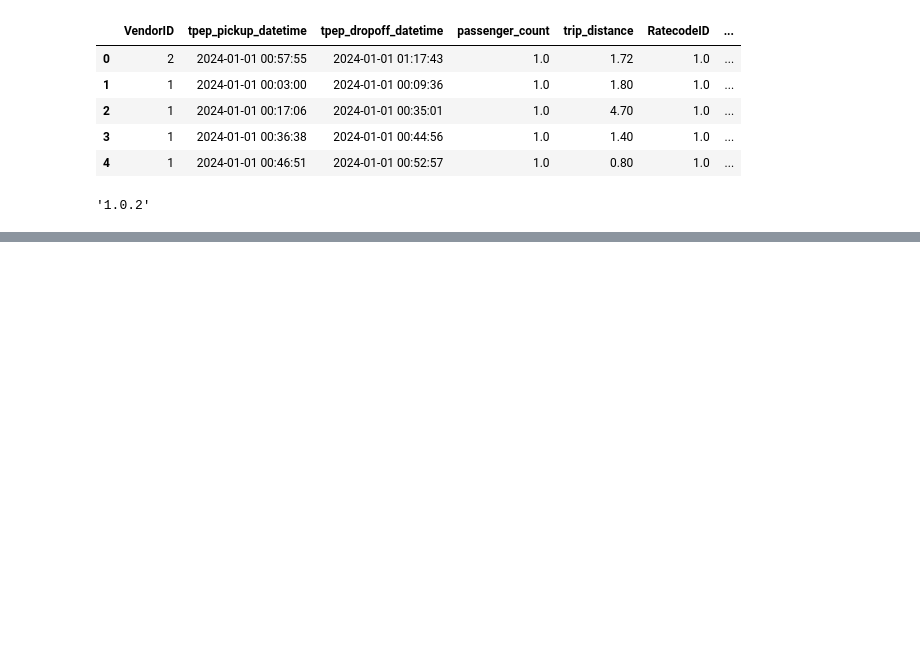
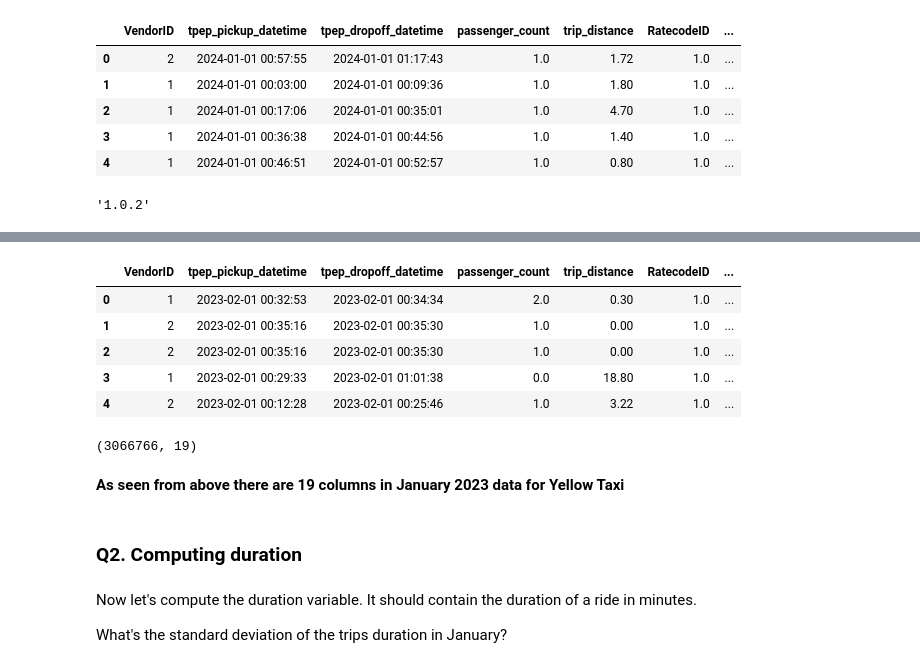
Before and after one commit to san-to-sh/MLops_101, a Jupyter notebook: 01-intro/Homework1.ipynb, the cells around one changed output, grey strips where cells are left out. Cells and saved outputs as stored; diff of their text form; code cells hidden in the pictures; blank space fills up the shorter version.

```diff
--- a/01-intro/Homework1.ipynb
+++ b/01-intro/Homework1.ipynb
@@ -23,0 +47,23 @@ sklearn.__version__
+# %%
+df_feb = pd.read_parquet('https://d37ci6vzurychx.cloudfront.net/trip-data/yellow_tripdata_2023-02.parquet')
+# %%
+df_feb.head()
+# %% [output]
+|  | VendorID | tpep_pickup_datetime | tpep_dropoff_datetime | passenger_count | trip_distance | RatecodeID | ... |
+| 0 | 1 | 2023-02-01 00:32:53 | 2023-02-01 00:34:34 | 2.0 | 0.30 | 1.0 | ... |
+| 1 | 2 | 2023-02-01 00:35:16 | 2023-02-01 00:35:30 | 1.0 | 0.00 | 1.0 | ... |
+| 2 | 2 | 2023-02-01 00:35:16 | 2023-02-01 00:35:30 | 1.0 | 0.00 | 1.0 | ... |
+| 3 | 1 | 2023-02-01 00:29:33 | 2023-02-01 01:01:38 | 0.0 | 18.80 | 1.0 | ... |
+| 4 | 2 | 2023-02-01 00:12:28 | 2023-02-01 00:25:46 | 1.0 | 3.22 | 1.0 | ... |
+# %%
+df_jan.shape
+# %% [output]
+(3066766, 19)
+# %% [markdown]
+**As seen from above there are 19 columns in January 2023 data for Yellow Taxi**
+# %% [markdown]
+### Q2. Computing duration
+# %% [markdown]
+Now let's compute the duration variable. It should contain the duration of a ride in minutes.
+
+What's the standard deviation of the trips duration in January?
```
Also changed, not shown: parts of 43 cells of this notebook.
